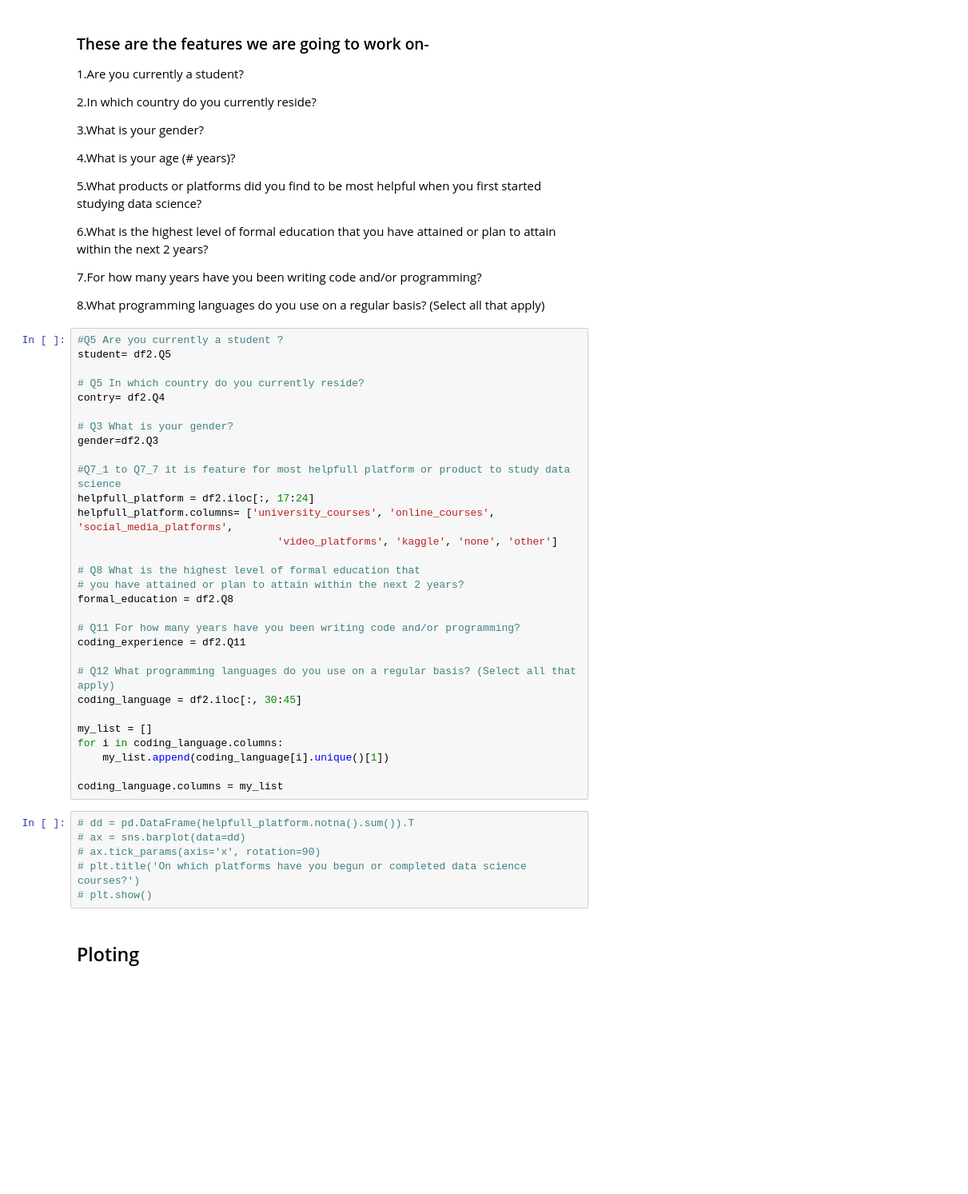
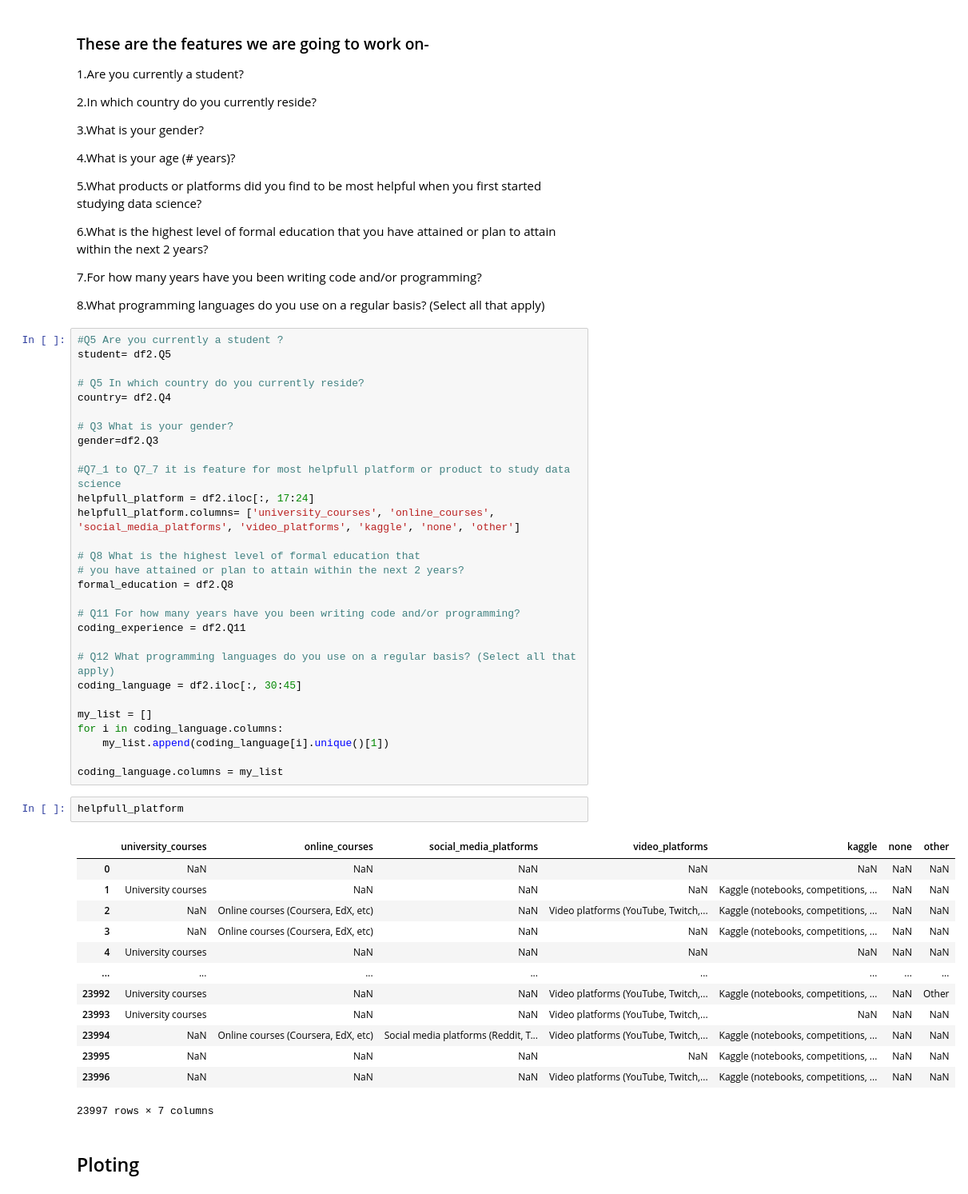
Before and after one commit to gmkng01/DS_Projects, a Jupyter notebook: DS/kaggle_survey_2022/srvy.ipynb, the cells around one changed output. Shown at 80% size. Cells and saved outputs as stored; diff of their text form; blank space fills up the shorter version.

```diff
--- a/DS/kaggle_survey_2022/srvy.ipynb
+++ b/DS/kaggle_survey_2022/srvy.ipynb
@@ -53,15 +54,14 @@ q61 = df.iloc[1:, 5: 17]
 student= df2.Q5
 
 # Q5 In which country do you currently reside?
-contry= df2.Q4
+country= df2.Q4
 
 # Q3 What is your gender?
 gender=df2.Q3
 
 #Q7_1 to Q7_7 it is feature for most helpfull platform or product to study data science
 helpfull_platform = df2.iloc[:, 17:24]
-helpfull_platform.columns= ['university_courses', 'online_courses', 'social_media_platforms',
-                                'video_platforms', 'kaggle', 'none', 'other']
+helpfull_platform.columns= ['university_courses', 'online_courses', 'social_media_platforms', 'video_platforms', 'kaggle', 'none', 'other']
 
 # Q8 What is the highest level of formal education that
 # you have attained or plan to attain within the next 2 years?
@@ -78,12 +78,22 @@ for i in coding_language.columns:
     my_list.append(coding_language[i].unique()[1])
 
 coding_language.columns = my_list
-# %%
-# dd = pd.DataFrame(helpfull_platform.notna().sum()).T
-# ax = sns.barplot(data=dd)
-# ax.tick_params(axis='x', rotation=90)
-# plt.title('On which platforms have you begun or completed data science courses?')
-# plt.show()
+# %%
+helpfull_platform
+# %% [output]
+|  | university_courses | online_courses | social_media_platforms | video_platforms | kaggle | none | other |
+| 0 | NaN | NaN | NaN | NaN | NaN | NaN | NaN |
+| 1 | University courses | NaN | NaN | NaN | Kaggle (notebooks, competitions, ... | NaN | NaN |
+| 2 | NaN | Online courses (Coursera, EdX, etc) | NaN | Video platforms (YouTube, Twitch,... | Kaggle (notebooks, competitions, ... | NaN | NaN |
+| 3 | NaN | Online courses (Coursera, EdX, etc) | NaN | NaN | Kaggle (notebooks, competitions, ... | NaN | NaN |
+| 4 | University courses | NaN | NaN | NaN | NaN | NaN | NaN |
+| ... | ... | ... | ... | ... | ... | ... | ... |
+| 23992 | University courses | NaN | NaN | Video platforms (YouTube, Twitch,... | Kaggle (notebooks, competitions, ... | NaN | Other |
+| 23993 | University courses | NaN | NaN | Video platforms (YouTube, Twitch,... | NaN | NaN | NaN |
+| 23994 | NaN | Online courses (Coursera, EdX, etc) | Social media platforms (Reddit, T... | Video platforms (YouTube, Twitch,... | Kaggle (notebooks, competitions, ... | NaN | NaN |
+| 23995 | NaN | NaN | NaN | NaN | Kaggle (notebooks, competitions, ... | NaN | NaN |
+| 23996 | NaN | NaN | NaN | Video platforms (YouTube, Twitch,... | Kaggle (notebooks, competitions, ... | NaN | NaN |
+23997 rows × 7 columns
 # %% [markdown]
 ## Ploting
 # %%
```
Also changed, not shown: parts of 11 cells of this notebook.
